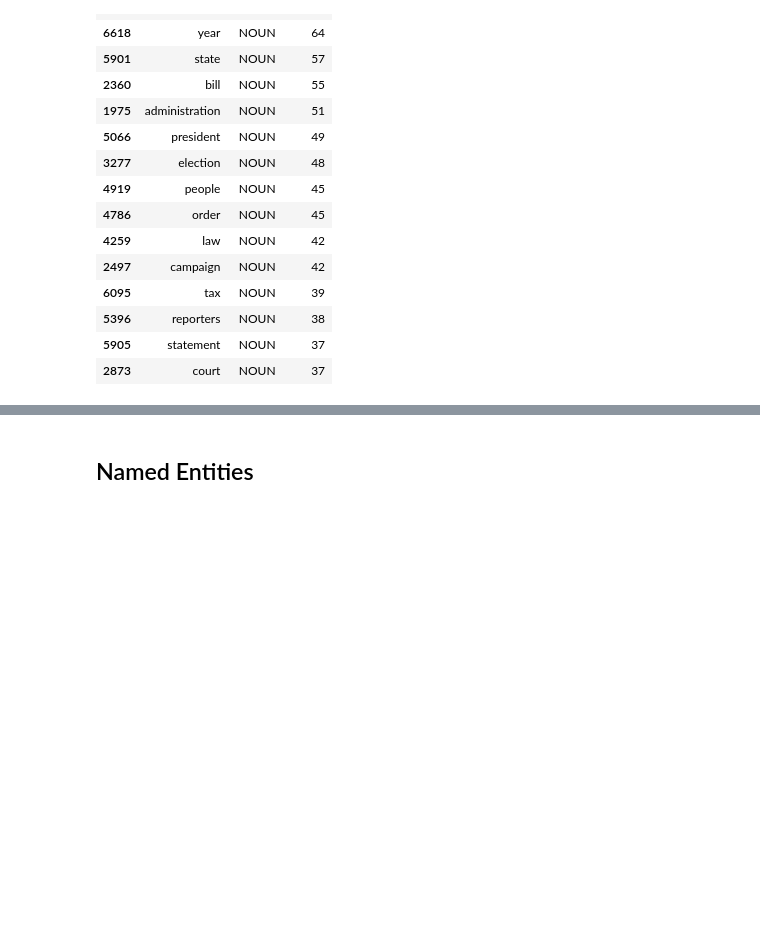
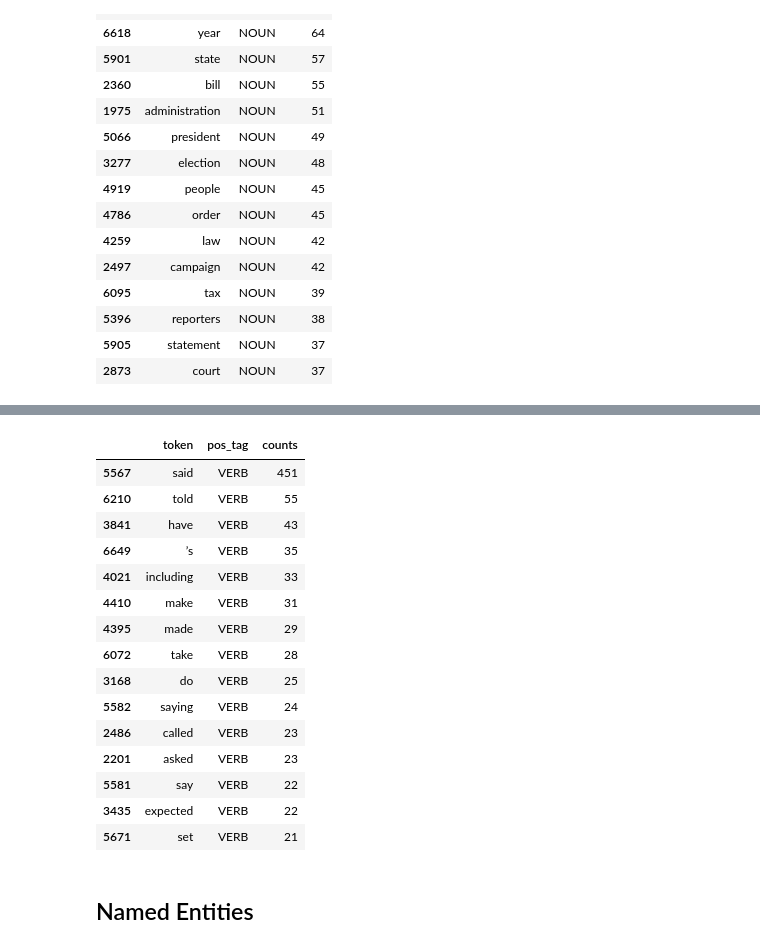
Before and after one commit to t3manish/NLP, a Jupyter notebook: introtonlp-365/8 Practical.ipynb, the cells around one changed output, grey strips where cells are left out. Saved outputs shown, nothing was run; the diff lists cells and outputs as text; code cells hidden in the pictures; blank space fills up the shorter version.

```diff
--- a/introtonlp-365/8 Practical.ipynb
+++ b/introtonlp-365/8 Practical.ipynb
@@ -266,3 +295,22 @@ pos_counts_fact[pos_counts_fact.pos_tag == "NOUN"][0:15]
+# %%
+pos_counts_fact[pos_counts_fact.pos_tag == "VERB"][0:15]
+# %% [output]
+|  | token | pos_tag | counts |
+| 5567 | said | VERB | 451 |
+| 6210 | told | VERB | 55 |
+| 3841 | have | VERB | 43 |
+| 6649 | ’s | VERB | 35 |
+| 4021 | including | VERB | 33 |
+| 4410 | make | VERB | 31 |
+| 4395 | made | VERB | 29 |
+| 6072 | take | VERB | 28 |
+| 3168 | do | VERB | 25 |
+| 5582 | saying | VERB | 24 |
+| 2486 | called | VERB | 23 |
+| 2201 | asked | VERB | 23 |
+| 5581 | say | VERB | 22 |
+| 3435 | expected | VERB | 22 |
+| 5671 | set | VERB | 21 |
 # %% [markdown]
 ## Named Entities
 # %%
```
Also changed, not shown: parts of 16 cells of this notebook.
